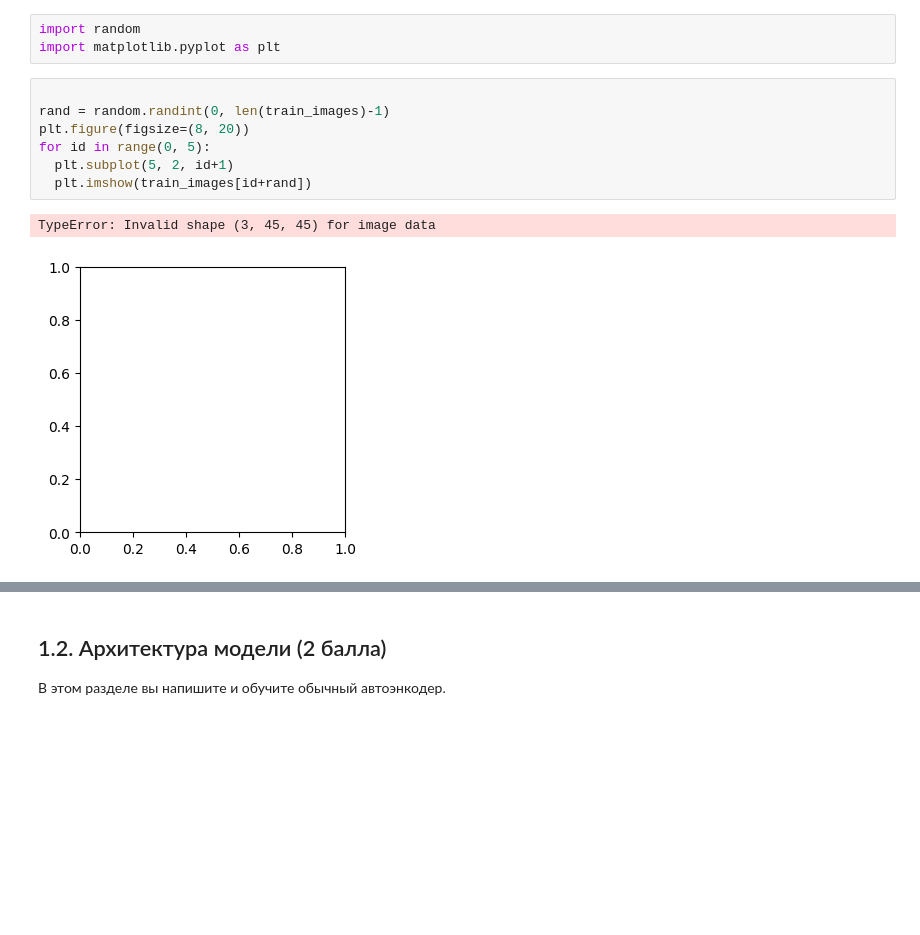
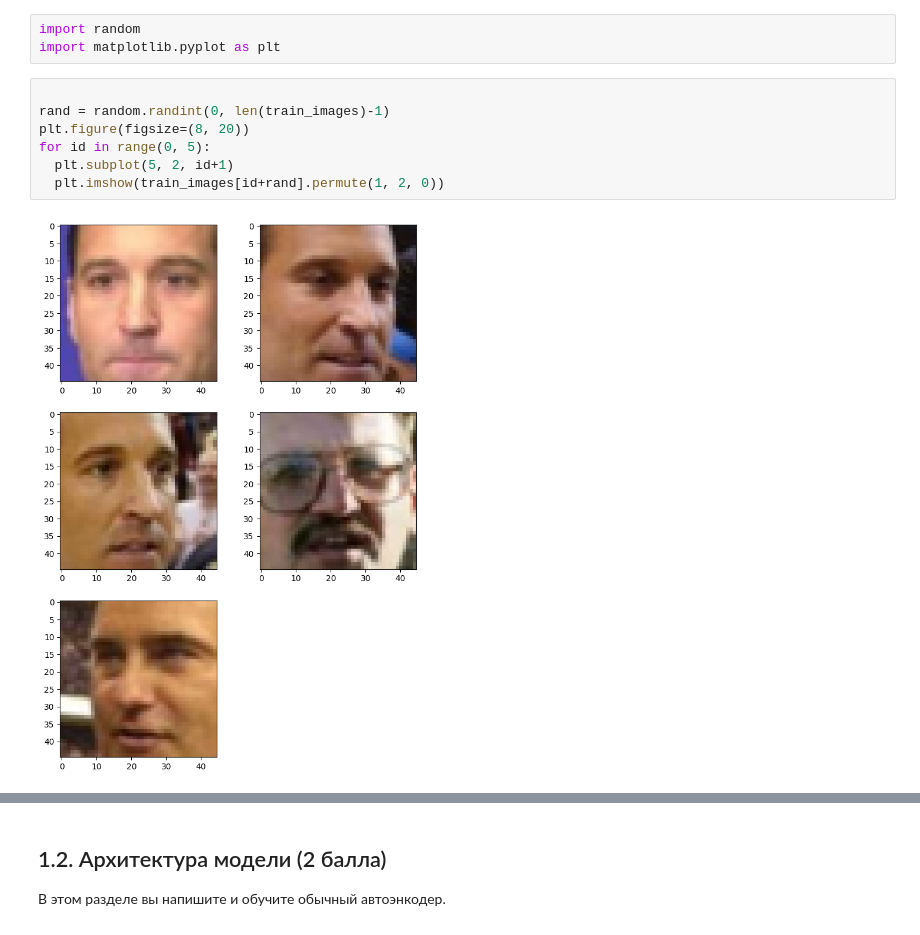
Before and after one commit to DeckardNine/DeckardNine, a Jupyter notebook: week_10_AE_VAE/Homework/hw_7_autoencoders.ipynb, the cells around one changed output, grey strips where cells are left out. Saved outputs shown, nothing was run; the diff lists cells and outputs as text; blank space fills up the shorter version.

```diff
--- a/week_10_AE_VAE/Homework/hw_7_autoencoders.ipynb
+++ b/week_10_AE_VAE/Homework/hw_7_autoencoders.ipynb
@@ -132,13 +131,12 @@ import matplotlib.pyplot as plt
 # %%
 
 rand = random.randint(0, len(train_images)-1)
 plt.figure(figsize=(8, 20))
 for id in range(0, 5):
   plt.subplot(5, 2, id+1)
-  plt.imshow(train_images[id+rand])
+  plt.imshow(train_images[id+rand].permute(1, 2, 0))
 # %% [output]
-TypeError: Invalid shape (3, 45, 45) for image data
-[figure, old version]
+[figure, new version]
 # %%
 images.shape
 # %% [output]
```
Also changed, not shown: parts of 24 cells of this notebook.
